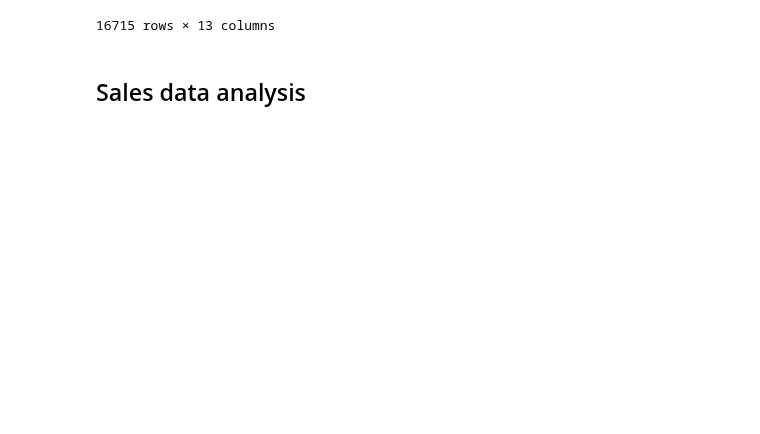
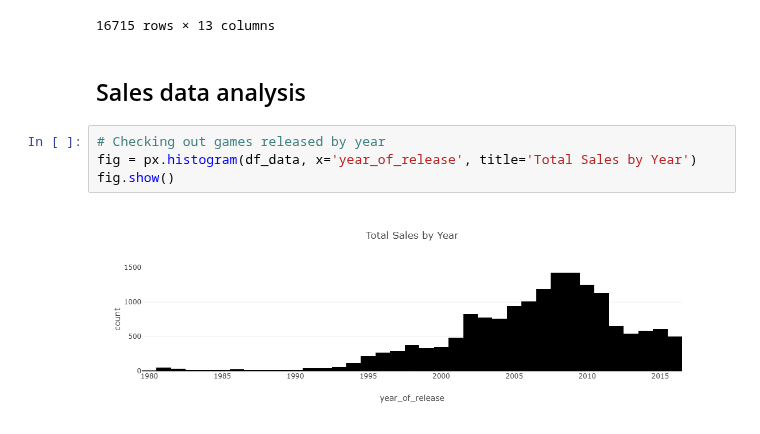
Before and after one commit to Twinraptor/games_analysis_sprint_5, a Jupyter notebook: games_analysis.ipynb, the cells around one changed output. Cells and saved outputs as stored; diff of their text form; blank space fills up the shorter version.

```diff
--- a/games_analysis.ipynb
+++ b/games_analysis.ipynb
@@ -225,3 +225,9 @@ display(df_data)
 16715 rows × 13 columns
 # %% [markdown]
 ## Sales data analysis
+# %%
+# Checking out games released by year
+fig = px.histogram(df_data, x='year_of_release', title='Total Sales by Year')
+fig.show()
+# %% [output]
+[figure, added]
```
Also changed, not shown: parts of 1 cell of this notebook.
